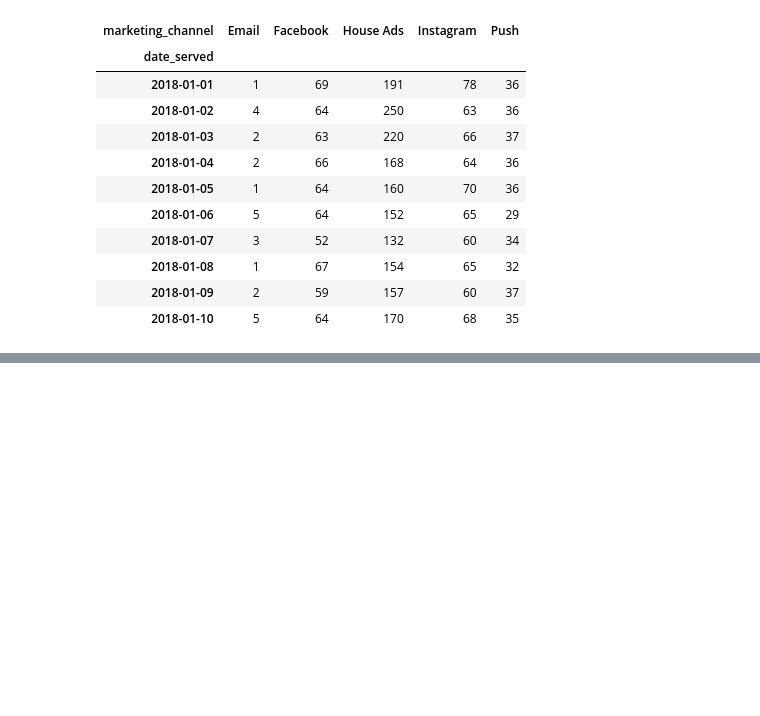
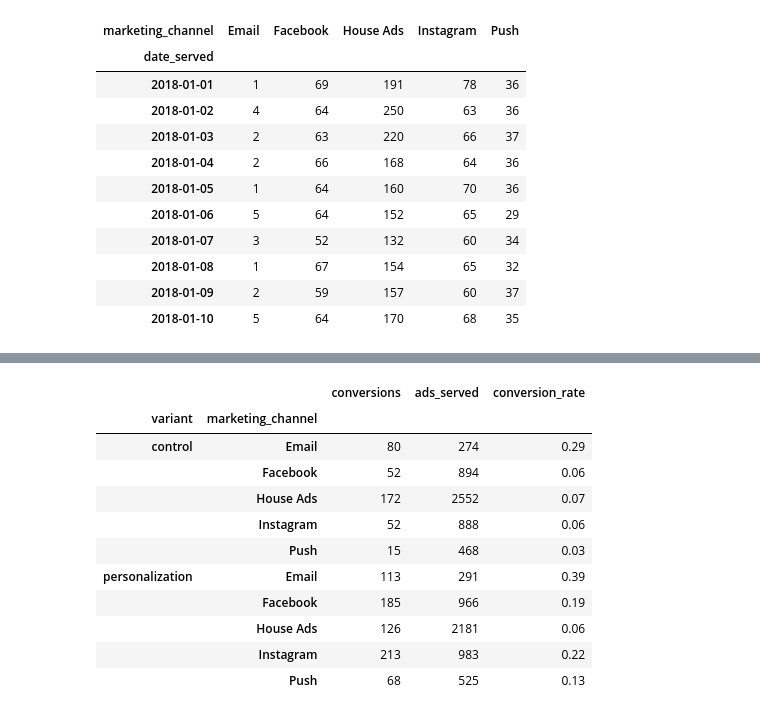
Before and after one commit to FemiTheAnalyst/Data-Projects, a Jupyter notebook: Market Campaigns with pandas/Market Campaigns with pandas.ipynb, the cells around one changed output, grey strips where cells are left out. Saved outputs shown, nothing was run; the diff lists cells and outputs as text; code cells hidden in the pictures; blank space fills up the shorter version.

```diff
--- a/Market Campaigns with pandas/Market Campaigns with pandas.ipynb
+++ b/Market Campaigns with pandas/Market Campaigns with pandas.ipynb
@@ -377,0 +433,18 @@ Text(0.5, 1.0, 'Ads Daily Trend')
+# %%
+#changing the columns
+conversion_df.columns=['conversions','ads_served']
+conversion_df['conversion_rate'] = round(conversion_df['conversions'] / conversion_df['ads_served'],2)
+conversion_df
+# %% [output]
+|  |  | conversions | ads_served | conversion_rate |
+| variant | marketing_channel |  |  |  |
+| control | Email | 80 | 274 | 0.29 |
+|  | Facebook | 52 | 894 | 0.06 |
+|  | House Ads | 172 | 2552 | 0.07 |
+|  | Instagram | 52 | 888 | 0.06 |
+|  | Push | 15 | 468 | 0.03 |
+| personalization | Email | 113 | 291 | 0.39 |
+|  | Facebook | 185 | 966 | 0.19 |
+|  | House Ads | 126 | 2181 | 0.06 |
+|  | Instagram | 213 | 983 | 0.22 |
+|  | Push | 68 | 525 | 0.13 |
```
Also changed, not shown: parts of 19 cells of this notebook.
